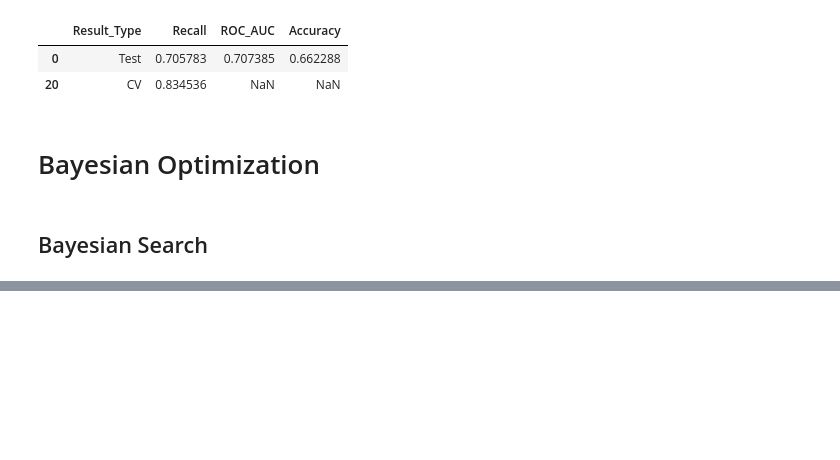
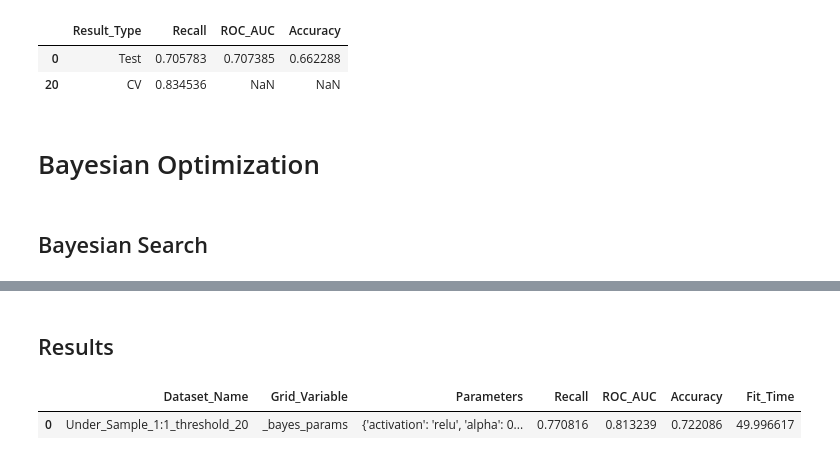
Before and after one commit to DecisionTreeBruining/212B-ML-Project, a Jupyter notebook: assignment_3/local_dev/GridSearches/vem_mlp.ipynb, the cells around one changed output, grey strips where cells are left out. Cells and saved outputs as stored; diff of their text form; code cells hidden in the pictures; blank space fills up the shorter version.

Commit message:
Completed Bayesian Search; added test results

```diff
--- a/assignment_3/local_dev/GridSearches/vem_mlp.ipynb
+++ b/assignment_3/local_dev/GridSearches/vem_mlp.ipynb
@@ -663,0 +675,22 @@ Fitting 5 folds for each of 1 candidates, totalling 5 fits
+# %% [markdown]
+## Results
+# %%
+# Results
+data_pth = "../../../Data/GoogleDrive/MLP_Dataset/"
+save_pth = "../../../Data/GoogleDrive/MLP_Results/"
+name = 'bayes_params-Under_Sample_1:1_threshold_20'
+
+# Best model by Recall
+with open(f"{save_pth}best_model_{name}.pkl", 'rb') as file:
+    model = pickle.load(file)
+
+# Test set prediction results
+results_df = pd.read_parquet(f"{save_pth}test_results_{name}.parquet")
+
+# Cross Validation results
+# grid_df = pd.read_parquet(f"{save_pth}grid_results_{name}.parquet")
+# %%
+results_df
+# %% [output]
+|  | Dataset_Name | Grid_Variable | Parameters | Recall | ROC_AUC | Accuracy | Fit_Time |
+| 0 | Under_Sample_1:1_threshold_20 | _bayes_params | {'activation': 'relu', 'alpha': 0... | 0.770816 | 0.813239 | 0.722086 | 49.996617 |
```
Also changed, not shown: parts of 4 cells of this notebook.
